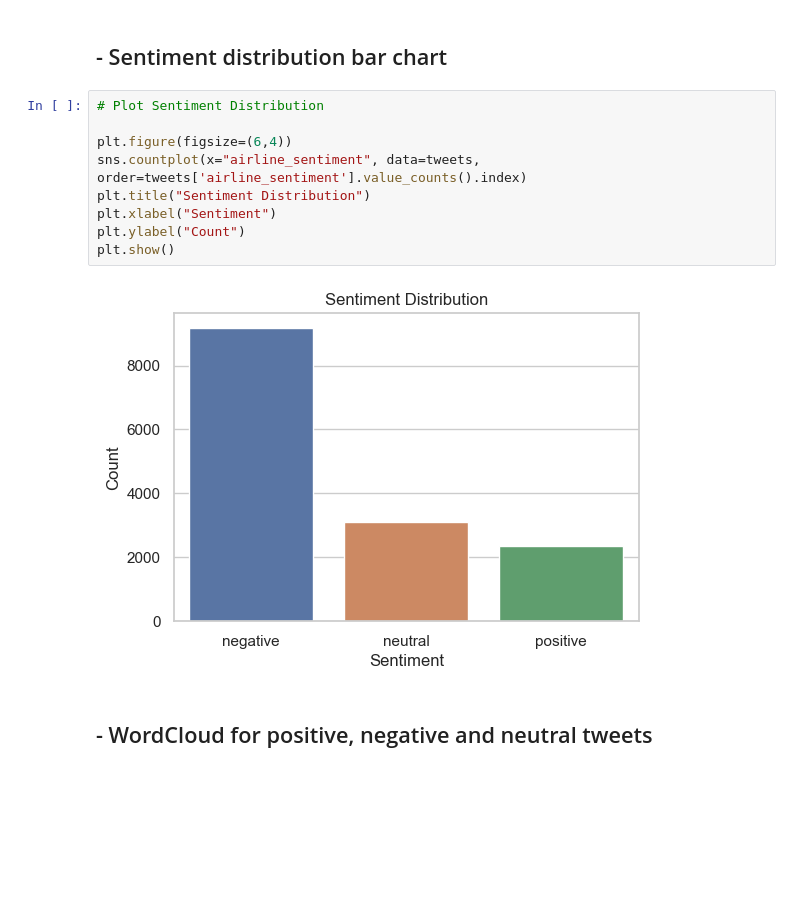
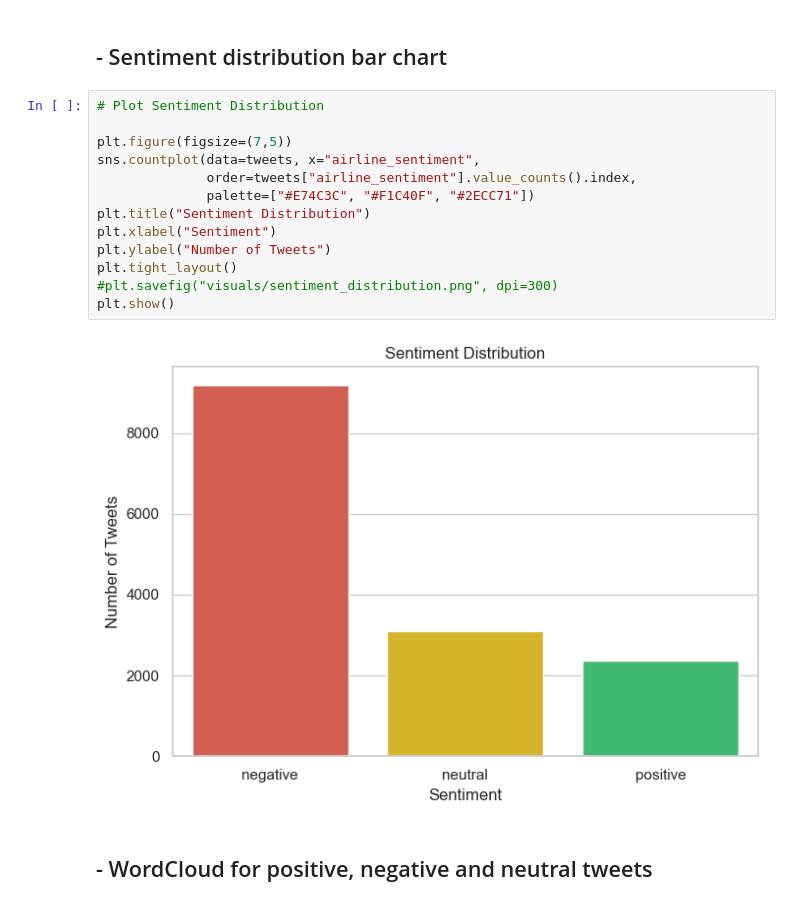
Before and after one commit to ASarkar0611/DataVerse, a Jupyter notebook: Twitter Airline Sentiment Analysis/TWITTER SENTIMENT ANALYSIS.ipynb, the cells around one changed output. Drawn from its saved outputs; the diff is of its cells as text; blank space fills up the shorter version.

```diff
--- a/Twitter Airline Sentiment Analysis/TWITTER SENTIMENT ANALYSIS.ipynb
+++ b/Twitter Airline Sentiment Analysis/TWITTER SENTIMENT ANALYSIS.ipynb
@@ -149,14 +278,18 @@ plt.show()
 # %%
 # Plot Sentiment Distribution
 
-plt.figure(figsize=(6,4))
-sns.countplot(x="airline_sentiment", data=tweets, order=tweets['airline_sentiment'].value_counts().index)
+plt.figure(figsize=(7,5))
+sns.countplot(data=tweets, x="airline_sentiment",
+              order=tweets["airline_sentiment"].value_counts().index,
+              palette=["#E74C3C", "#F1C40F", "#2ECC71"])
 plt.title("Sentiment Distribution")
 plt.xlabel("Sentiment")
-plt.ylabel("Count")
+plt.ylabel("Number of Tweets")
+plt.tight_layout()
+#plt.savefig("visuals/sentiment_distribution.png", dpi=300)
 plt.show()
 # %% [output]
-[figure, old version]
+[figure, new version]
 # %% [markdown]
 ## - WordCloud for positive, negative and neutral tweets
 # %%
```
Also changed, not shown: parts of 43 cells of this notebook.
